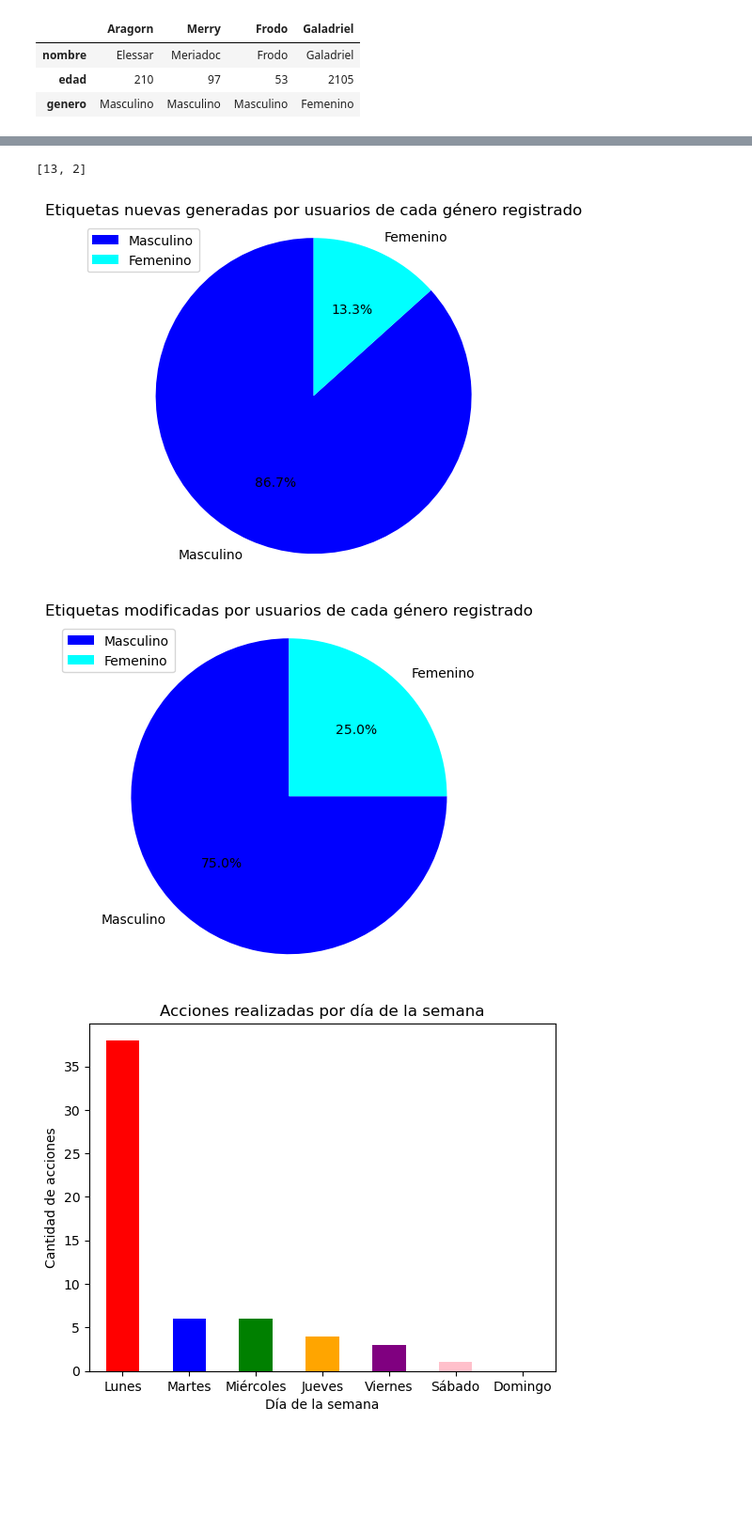
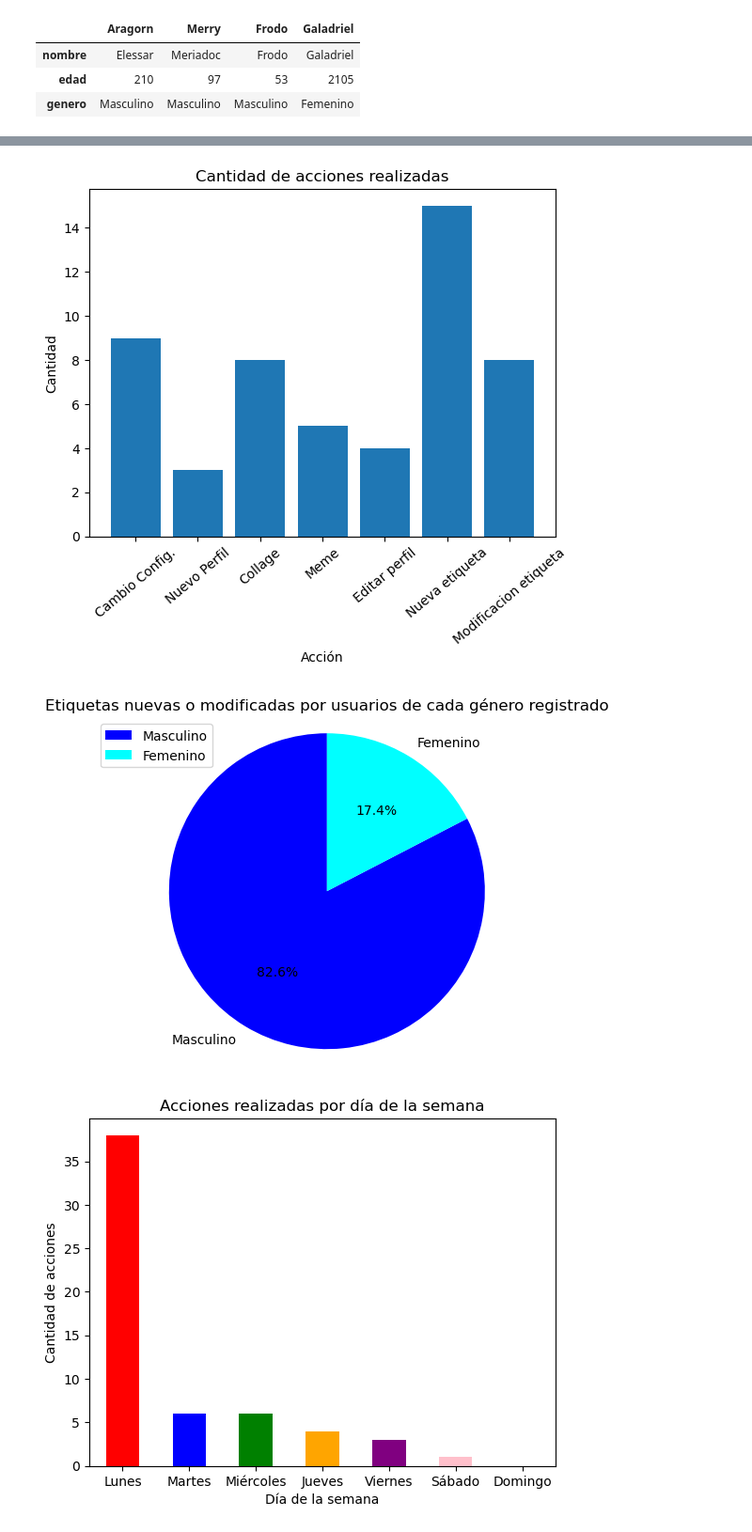
Before and after one commit to Petercantropvs/UNLPImage, a Jupyter notebook: unlpimage/estadisticas_jupyter.ipynb, the cells around one changed output, grey strips where cells are left out. Shown at 94% size. Saved outputs shown, nothing was run; the diff lists cells and outputs as text; code cells hidden in the pictures; blank space fills up the shorter version.

```diff
--- a/unlpimage/estadisticas_jupyter.ipynb
+++ b/unlpimage/estadisticas_jupyter.ipynb
@@ -75,48 +75,48 @@ plt.show()
+# %%
+exclude_values = ['Cerró sesión', 'Abrió la ventana de etiquetas pero no generó etiquetas']
+filtered_df = df[~df['Action'].isin(exclude_values)]
+
+value_counts = filtered_df['Action'].value_counts()
+value_counts = value_counts.sort_index(ascending=True)
+
+plt.bar(value_counts.index, value_counts.values)
+
+# Custom labels for each value
+labels = ['Cambio Config.', 'Nuevo Perfil', 'Collage', 'Meme', 'Editar perfil', 'Nueva etiqueta', 'Modificacion etiqueta']
+plt.xticks(value_counts.index, labels)
+plt.xticks(rotation=40)
+plt.xlabel('Acción')
+plt.ylabel('Cantidad')
+plt.title('Cantidad de acciones realizadas')
+plt.show()
+# %% [output]
+[figure, added]
 # %%
 gens = []
 
 for name in df["User"]:
     gens.append(df_users[name]["genero"])
 df["Generos"] = gens
 
 gen_unicos = df["Generos"].unique()
 
 suma = []
 for gen in gen_unicos:
-    count = ((df["Generos"] == gen) & (df["Action"] == "Guardó información nueva en las imágenes del directorio")).sum()
+    count = ((df["Generos"] == gen) & ((df["Action"] == "Guardó información nueva en las imágenes del directorio") | (df["Action"] == "Modificó información en las imágenes del directorio")) ).sum()
     suma.append(count)
-print(suma)
 plt.pie(suma, labels=gen_unicos, colors=['blue', 'cyan'], autopct='%1.1f%%', startangle=90)
 
 
 plt.axis('equal')
 
 
 plt.legend(loc='upper left')
 
-plt.title("Etiquetas nuevas generadas por usuarios de cada género registrado")
+plt.title("Etiquetas nuevas o modificadas por usuarios de cada género registrado")
 
 plt.show()
-
-
-suma = []
-for gen in gen_unicos:
-    count = ((df["Generos"] == gen) & (df["Action"] == "Modificó información en las imágenes del directorio")).sum()
-    suma.append(count)
-
-plt.pie(suma, labels=gen_unicos, colors=['blue', 'cyan'], autopct='%1.1f%%', startangle=90)
-
-plt.axis('equal')
-
-plt.legend(loc='upper left')
-
-plt.title("Etiquetas modificadas por usuarios de cada género registrado")
-
-plt.show()
 # %% [output]
-[13, 2]
-[figure, old version]
+[figure, new version]
-[figure, removed]
 # %%
 weekday_mapping = {
     'Monday': 'Lunes',
```
Also changed, not shown: parts of 9 cells of this notebook, 1 other file.
